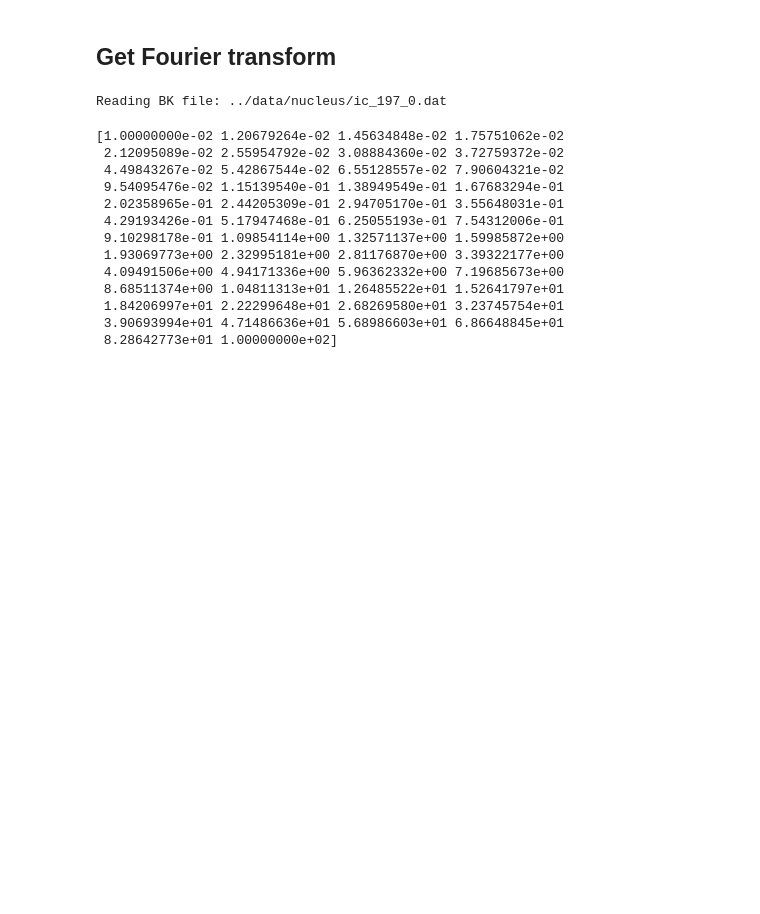
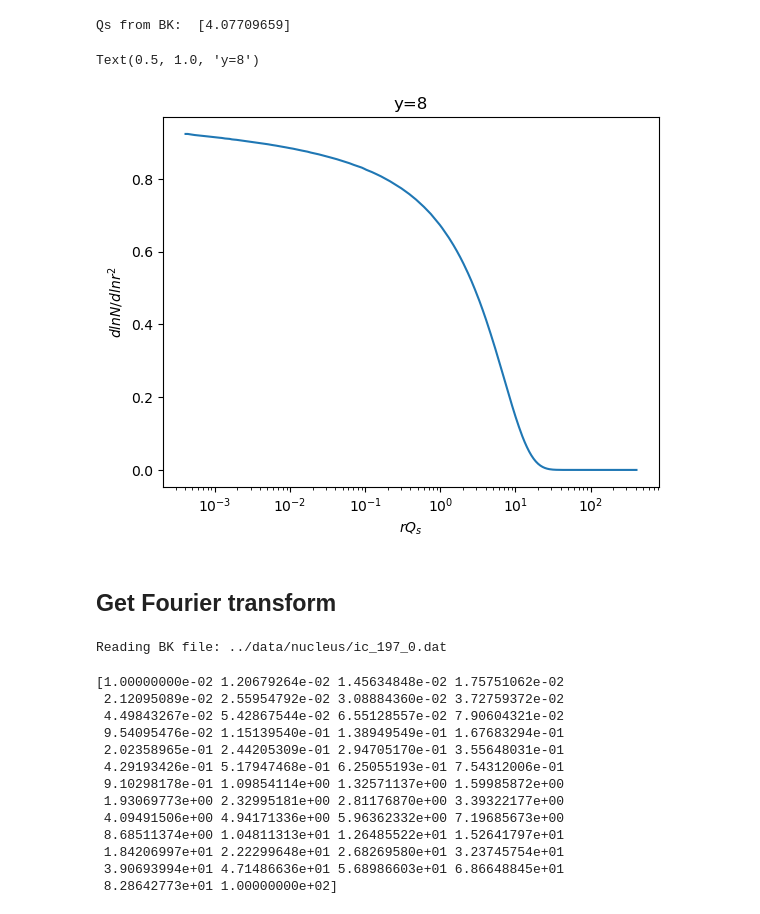
Before and after one commit to camcasuga/sidis_fit, a Jupyter notebook: src/fitting.ipynb, the cells around one changed output. Drawn from its saved outputs; the diff is of its cells as text; code cells hidden in the pictures; blank space fills up the shorter version.

```diff
--- a/src/fitting.ipynb
+++ b/src/fitting.ipynb
@@ -144,3 +251,22 @@ Qs from BK:  [4.07709659]
+# %%
+rqsgrid = np.logspace(-6, 2, 400)
+y = 8
+Qs2 = solve_qs(func_qs2, y)
+print("Qs from BK: ", Qs2)
+r = np.logspace(-4, 2, 400)
+nvals = np.ones(len(r))
+for i in range(len(r)):
+    nvals[i] = BKinterpolator.N(y, r[i])
+gamma_eff = np.gradient(np.log(nvals), np.log(r**2))
+plt.plot(r*Qs2, gamma_eff, label=f"y={y}")
+plt.xscale('log')
+plt.xlabel('$rQ_s$')
+plt.ylabel('$d ln N / d ln r^2$')
+plt.title(f'y={y}')
+# %% [output]
+Qs from BK:  [4.07709659]
+Text(0.5, 1.0, 'y=8')
+[figure, added]
 # %% [markdown]
 ## Get Fourier transform
 # %%
```
Also changed, not shown: parts of 8 cells of this notebook.
